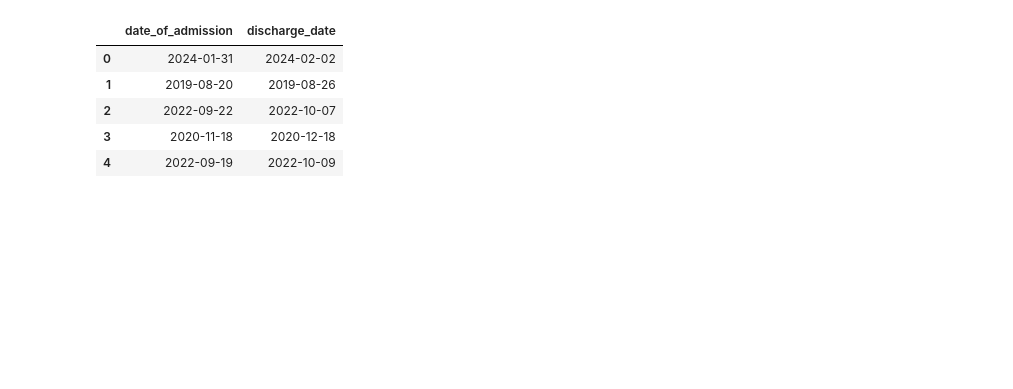
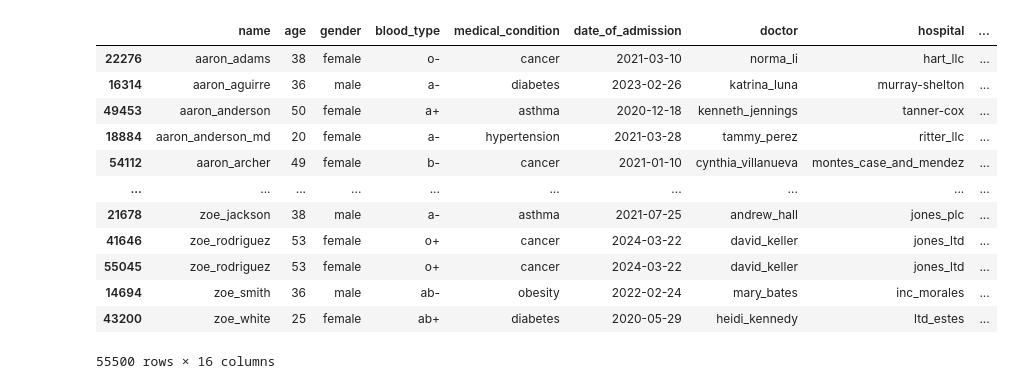
Before and after one commit to alexqtn/projet_5, a Jupyter notebook: scripts/data_processing.ipynb, the cells around one changed output. Cells and saved outputs as stored; diff of their text form; code cells hidden in the pictures; blank space fills up the shorter version.

```diff
--- a/scripts/data_processing.ipynb
+++ b/scripts/data_processing.ipynb
@@ -98,15 +177,18 @@ Duplicated rows: 0
-# %%
-#7. Conversion of date columns to datetime format
-for col in ['date_of_admission', 'discharge_date']:
-    if col in df.columns:
-        df[col] = pd.to_datetime(df[col], errors='coerce')
-
-df[['date_of_admission', 'discharge_date']].head()
-# %% [output]
-|  | date_of_admission | discharge_date |
-| 0 | 2024-01-31 | 2024-02-02 |
-| 1 | 2019-08-20 | 2019-08-26 |
-| 2 | 2022-09-22 | 2022-10-07 |
-| 3 | 2020-11-18 | 2020-12-18 |
-| 4 | 2022-09-19 | 2022-10-09 |
+# %%
+# Display sorted dataframe by patient_key
+display(df.sort_values(by='patient_key'))
+# %% [output]
+|  | name | age | gender | blood_type | medical_condition | date_of_admission | doctor | hospital | ... |
+| 22276 | aaron_adams | 38 | female | o- | cancer | 2021-03-10 | norma_li | hart_llc | ... |
+| 16314 | aaron_aguirre | 36 | male | a- | diabetes | 2023-02-26 | katrina_luna | murray-shelton | ... |
+| 49453 | aaron_anderson | 50 | female | a+ | asthma | 2020-12-18 | kenneth_jennings | tanner-cox | ... |
+| 18884 | aaron_anderson_md | 20 | female | a- | hypertension | 2021-03-28 | tammy_perez | ritter_llc | ... |
+| 54112 | aaron_archer | 49 | female | b- | cancer | 2021-01-10 | cynthia_villanueva | montes_case_and_mendez | ... |
+| ... | ... | ... | ... | ... | ... | ... | ... | ... | ... |
+| 21678 | zoe_jackson | 38 | male | a- | asthma | 2021-07-25 | andrew_hall | jones_plc | ... |
+| 41646 | zoe_rodriguez | 53 | female | o+ | cancer | 2024-03-22 | david_keller | jones_ltd | ... |
+| 55045 | zoe_rodriguez | 53 | female | o+ | cancer | 2024-03-22 | david_keller | jones_ltd | ... |
+| 14694 | zoe_smith | 36 | male | ab- | obesity | 2022-02-24 | mary_bates | inc_morales | ... |
+| 43200 | zoe_white | 25 | female | ab+ | diabetes | 2020-05-29 | heidi_kennedy | ltd_estes | ... |
+55500 rows × 16 columns
 # %%
```
Also changed, not shown: parts of 11 cells of this notebook, 6 other files.
